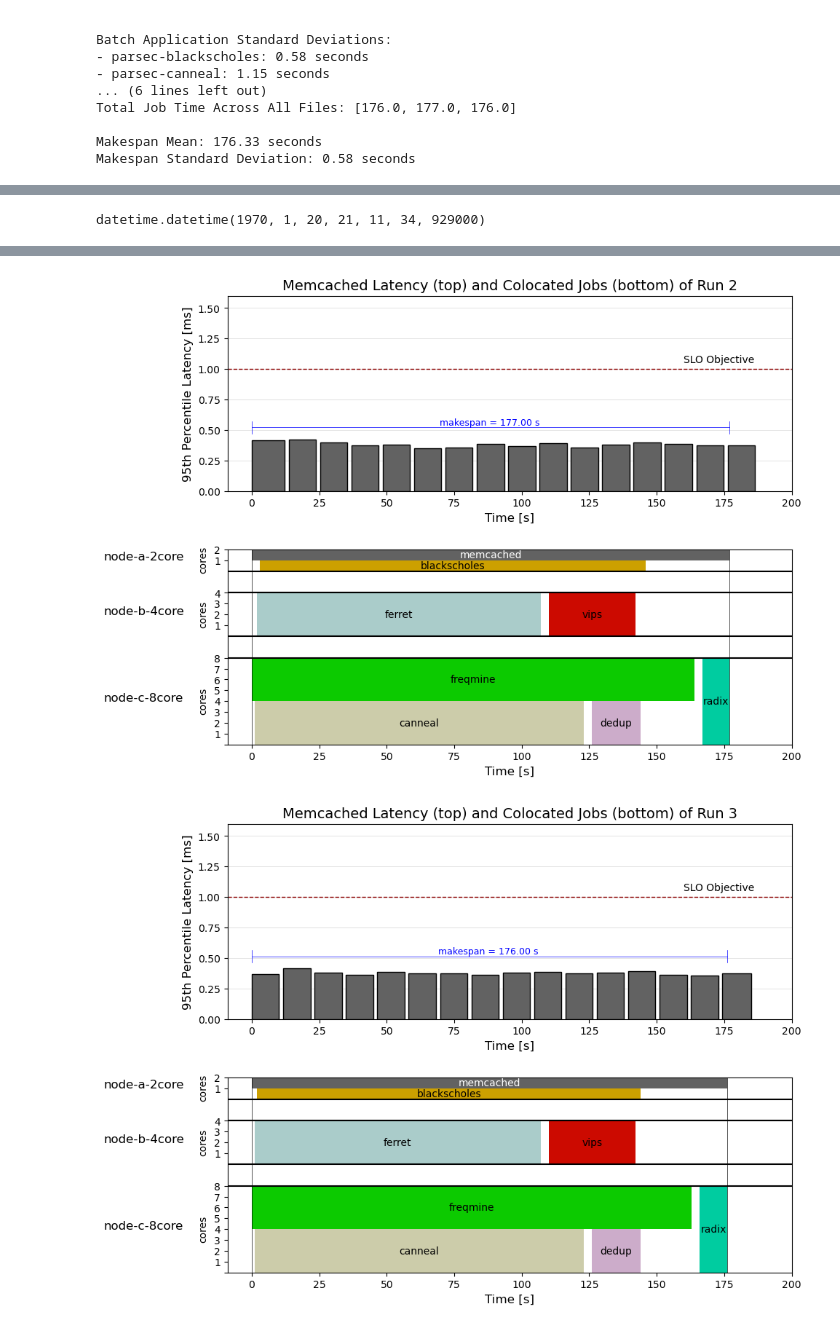
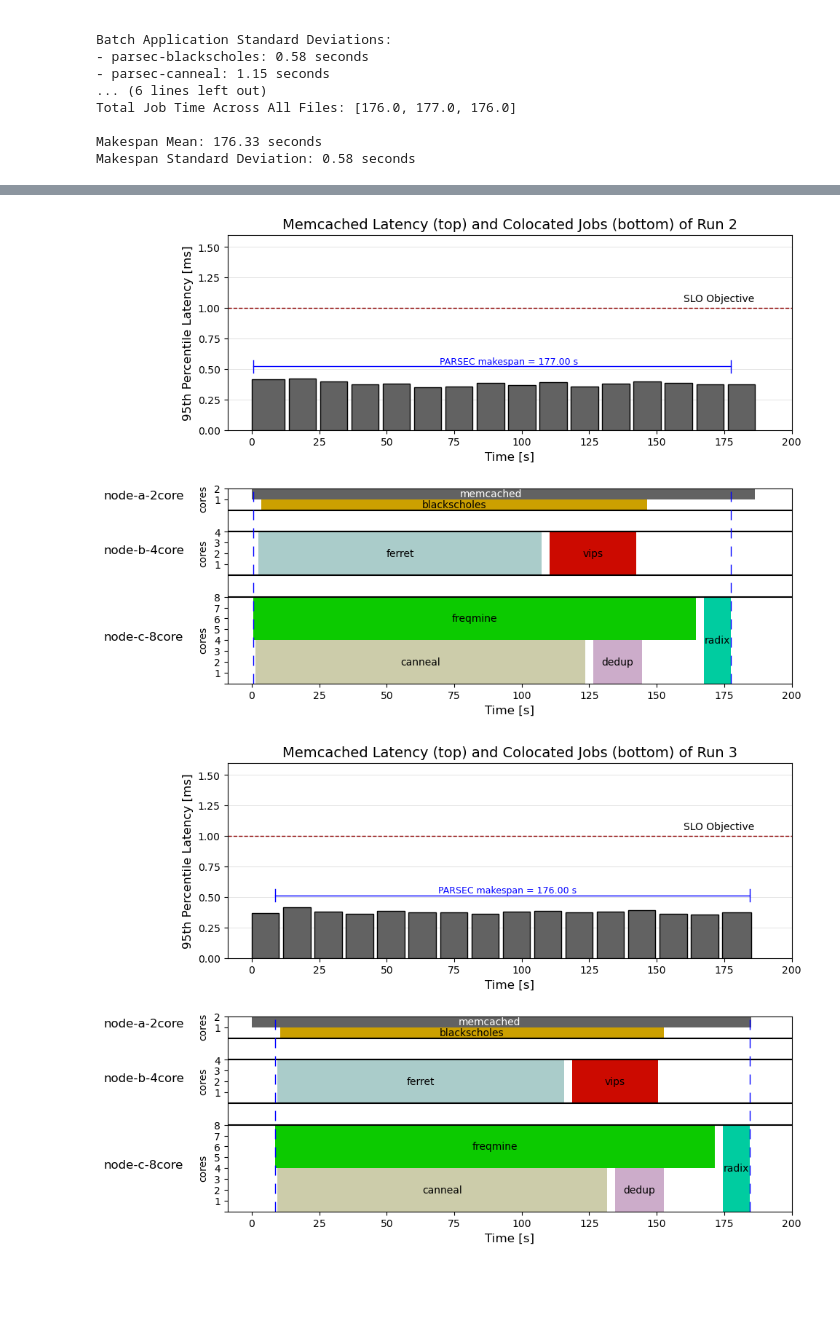
Before and after one commit to czanoli/ETH-Cloud-Computing-Architectures-2024, a Jupyter notebook: part3/plots.ipynb, the cells around one changed output, grey strips where cells are left out. Cells and saved outputs as stored; diff of their text form; code cells hidden in the pictures; blank space fills up the shorter version.

```diff
--- a/part3/plots.ipynb
+++ b/part3/plots.ipynb
@@ -61,8 +61,9 @@ def get_total_job_times(files):
 
 
 # Function to calculate relative starting times in seconds for each job
-def calculate_relative_start_times(files):
+def calculate_relative_start_times(files, start_offsets):
     relative_start_times = list()
+    i = 0
     for file in files:
         start_times = list()
         with open(file, 'r') as f:
@@ -71,7 +72,8 @@ def calculate_relative_start_times(files):
                     start_time = parse_start_time(line.split(': ')[1].strip())
                     start_times.append(start_time)
         min_start_time = min(start_times)
-        relative_start_times.append([(start_time - min_start_time).total_seconds() for start_time in start_times])
+        relative_start_times.append([((start_time - min_start_time) + start_offsets[i]).total_seconds() for start_time in start_times])
+        i += 1
 
     return relative_start_times
 
@@ -125,21 +127,18 @@ def synch_mcperf_pods(df, pod_file):
                         jtime = False
 
         min_start_time = min(start_times)
-        print("Pod min start time: ", min_start_time)
         max_end_time = max(end_times)
-        #print("Pod max end time: ", max_end_time)
         closest_start = df[df['ts_start'] <= min_start_time]['ts_start'].max()
-        print("Closest start: ", closest_start)
         closest_start_index = df[df['ts_start'] == closest_start].index[0]
         closest_end = df[df['ts_end'] >= max_end_time]['ts_end'].min()
-        #print("Closest end: ", closest_end)
         closest_end_index = df[df['ts_end'] == closest_end].index[0]
-        #print("DF:")
-        #print(df['ts_start'])
+
+        start_offset = min_start_time - closest_start
+        end_offset = closest_end - max_end_time
 
         df = df.loc[closest_start_index:closest_end_index]
 
-        return df
+        return df, start_offset, end_offset
 
 
 # Function to arrange times in a format convenient for plotting
@@ -208,17 +207,21 @@ total_times = get_total_job_times(files)
 # Arrange times for convenient plotting
 arranged_times = arrange_times(batch_times, total_times, n_runs)
 
-# Get the relative job time spans wrt the first run job(s)
-relative_start_times = calculate_relative_start_times(files)
-
 # Get dataframes of interest from mcperf files and compute memcached timespan
 mcperf_dfs = list()
+start_offsets = list()
+end_offsets = list()
 for pod_file, mcperf_file in zip(files, mcperf_files):
     df = parse_mcperf_file(mcperf_file)
-    df = synch_mcperf_pods(df, pod_file)
+    df, start_offset, end_offset = synch_mcperf_pods(df, pod_file)
+    start_offsets.append(start_offset)
+    end_offsets.append(end_offset)
     df['ts_span'] = (df['ts_end'] - df['ts_start']).dt.total_seconds()
     df = df[['p95', 'QPS', 'target', 'ts_start', 'ts_start_timestamp', 'ts_span']]
     mcperf_dfs.append(df)
+
+# Get the relative job time spans wrt the first run job(s)
+relative_start_times = calculate_relative_start_times(files, start_offsets)
 
 # Get the SLO violation ratios
 violation_ratios = list()
@@ -236,9 +233,4 @@ Closest start:  2024-04-28 09:07:35.422000
 Violation Ratios:  [0.0, 0.0, 0.0]
-# %%
-t = parse_timestamp(1714294929.567)
-t
-# %% [output]
-datetime.datetime(1970, 1, 20, 21, 11, 34, 929000)
 # %%
 # Create plot 3a
 colors = {'canneal': '#CCCCAA', 'dedup': '#CCACCA', 'blackscholes': '#CCA000',
@@ -258,10 +250,10 @@ for i, df in enumerate(mcperf_dfs):
     ax1.bar(x, y, width=df['ts_span'], color=colors['memcached'], edgecolor='black', linewidth=1, align='edge', zorder=3)
     slo_objective = ax1.axhline(y=1, color='darkred', linestyle='--', linewidth=1)
     ax1.annotate('SLO Objective', xy=(160, 1.05), color='black')
-    ax1.plot([0, total_times[i]], [y.max() + 0.1, y.max() + 0.1], color='blue', linestyle='-', linewidth=0.5)
-    ax1.plot([0, 0], [y.max() + 0.05, y.max() + 0.15], color='blue', linestyle='-', linewidth=0.5)
-    ax1.plot([total_times[i], total_times[i]], [y.max() + 0.05, y.max() + 0.15], color='blue', linestyle='-', linewidth=0.5)
-    ax1.annotate(f'makespan = {total_times[i]:.2f} s', xy=(total_times[i]/2-len(f'makespan = {total_times[i]:.2f} s'), y.max() + 0.12), color='blue', fontsize=9)
+    ax1.plot([0 + start_offsets[i].total_seconds(), total_times[i] + start_offsets[i].total_seconds()], [y.max() + 0.1, y.max() + 0.1], color='blue', linestyle='-', linewidth=1)
+    ax1.plot([0 + start_offsets[i].total_seconds(), 0 + start_offsets[i].total_seconds()], [y.max() + 0.05, y.max() + 0.15], color='blue', linestyle='-', linewidth=1)
+    ax1.plot([total_times[i] + start_offsets[i].total_seconds(), total_times[i] + start_offsets[i].total_seconds()], [y.max() + 0.05, y.max() + 0.15], color='blue', linestyle='-', linewidth=1)
+    ax1.annotate(f'PARSEC makespan = {total_times[i]:.2f} s', xy=(total_times[i]/2-len(f'makespan = {total_times[i]:.2f} s'), y.max() + 0.12), color='blue', fontsize=9)
 
     # Style
     ax1.set_xlim((-9,200))
@@ -285,7 +277,7 @@ for i, df in enumerate(mcperf_dfs):
                      jobs_pos_annotations[jobs.index(job)]), color = 'black', horizontalalignment='center', verticalalignment='center')
 
     # Memcached
-    ax2.broken_barh([(0, total_times[i])], (17, 1), facecolors = colors['memcached'])
+    ax2.broken_barh([(0, start_offsets[i].total_seconds() + total_times[i] + end_offsets[i].total_seconds())], (17, 1), facecolors = colors['memcached'])
     ax2.annotate('memcached', (total_times[i]/2, 17.5), color = 'white',
                  horizontalalignment='center', verticalalignment='center')
 
@@ -298,14 +290,13 @@ for i, df in enumerate(mcperf_dfs):
     ax2.set_yticks([0, 1, 2, 3, 4, 5, 6, 7, 8, 11, 12, 13, 14, 17, 18])
     ax2.set_yticklabels(['', '1', '2', '3', '4', '5', '6', '7', '8', '1', '2', '3', '4', '1', '2'])
 
-    #ax2.grid(axis='y', color='grey', linewidth=0.5, alpha=0.3)
     ax2.grid(False)
     ax2.axhline(y=8, color='black', linestyle='-')
     ax2.axhline(y=10, color='black', linestyle='-')
     ax2.axhline(y=14, color='black', linestyle='-')
     ax2.axhline(y=16, color='black', linestyle='-')
-    ax2.axvline(x=0, color='black', linewidth=0.6, alpha=0.8)
-    ax2.axvline(x=total_times[i], color='black', linewidth=0.6, alpha=0.8)
+    ax2.axvline(x=0 + start_offsets[i].total_seconds(), color='blue', linestyle=(0, (10, 8)), linewidth=1)
+    ax2.axvline(x=start_offsets[i].total_seconds() + total_times[i], color='blue', linestyle=(0, (10, 8)), linewidth=1)
 
     ax2.text(-55, 4, 'node-c-8core', rotation=0, fontsize=12)
     ax2.text(-20, 3, 'cores', rotation=90, fontsize=10)
@@ -323,2 +314,2 @@ for i, df in enumerate(mcperf_dfs):
-[figure, old version]
+[figure, new version]
-[figure, old version]
+[figure, new version]
```
Also changed, not shown: parts of 2 cells of this notebook, 6 other files.
